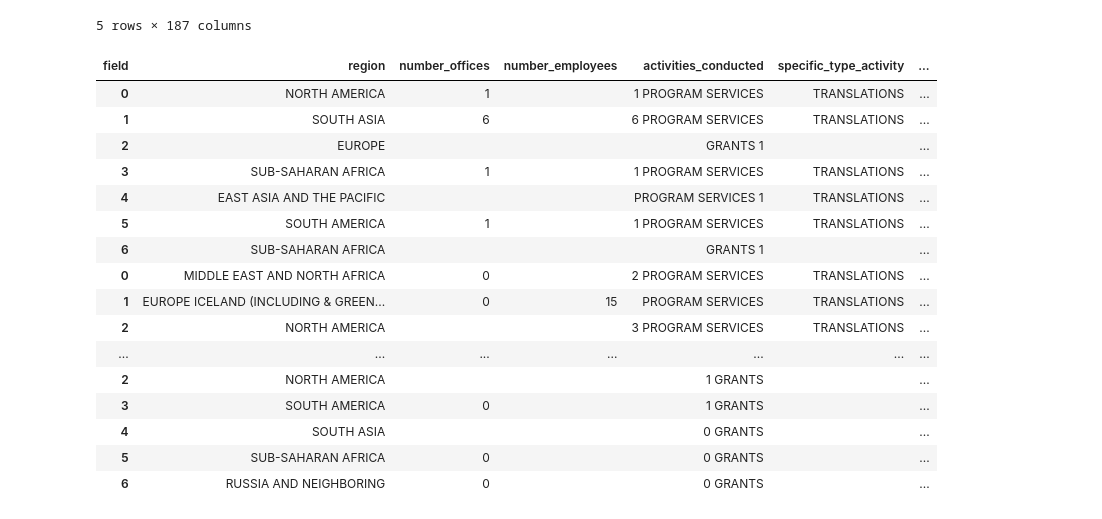
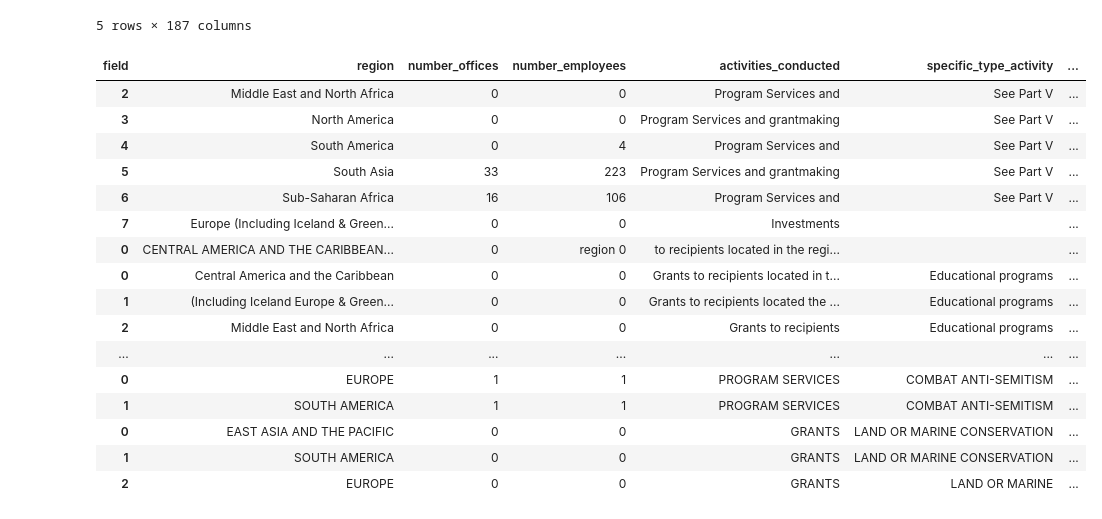
Before and after one commit to ethanscorey/parse_990_textract, a Jupyter notebook: debug_notebook.ipynb, the cells around one changed output. Cells and saved outputs as stored; diff of their text form; code cells hidden in the pictures.

```diff
--- a/debug_notebook.ipynb
+++ b/debug_notebook.ipynb
@@ -484,23 +542,25 @@ filing_output_df.head()
 | EIN_112849619_YEAR_2019_FORMTYPE_... | American Friends of Merkaz Hachin... | 1560-48th Street | Brooklyn | NY | 11219 | N/A | 354,211 | 1987 | ... |
 5 rows × 187 columns
 # %%
-pd.concat(schedule_f_part_i_rows)
+schedule_f_part_i_df = pd.concat(schedule_f_part_i_rows)
-# %% [output]
-| field | region | number_offices | number_employees | activities_conducted | specific_type_activity | ... |
-| 0 | NORTH AMERICA | 1 |  | 1 PROGRAM SERVICES | TRANSLATIONS | ... |
-| 1 | SOUTH ASIA | 6 |  | 6 PROGRAM SERVICES | TRANSLATIONS | ... |
-| 2 | EUROPE |  |  | GRANTS 1 |  | ... |
-| 3 | SUB-SAHARAN AFRICA | 1 |  | 1 PROGRAM SERVICES | TRANSLATIONS | ... |
-| 4 | EAST ASIA AND THE PACIFIC |  |  | PROGRAM SERVICES 1 | TRANSLATIONS | ... |
-| 5 | SOUTH AMERICA | 1 |  | 1 PROGRAM SERVICES | TRANSLATIONS | ... |
-| 6 | SUB-SAHARAN AFRICA |  |  | GRANTS 1 |  | ... |
-| 0 | MIDDLE EAST AND NORTH AFRICA | 0 |  | 2 PROGRAM SERVICES | TRANSLATIONS | ... |
-| 1 | EUROPE ICELAND (INCLUDING & GREEN... | 0 | 15 | PROGRAM SERVICES | TRANSLATIONS | ... |
-| 2 | NORTH AMERICA |  |  | 3 PROGRAM SERVICES | TRANSLATIONS | ... |
-| ... | ... | ... | ... | ... | ... | ... |
-| 2 | NORTH AMERICA |  |  | 1 GRANTS |  | ... |
-| 3 | SOUTH AMERICA | 0 |  | 1 GRANTS |  | ... |
-| 4 | SOUTH ASIA |  |  | 0 GRANTS |  | ... |
-| 5 | SUB-SAHARAN AFRICA | 0 |  | 0 GRANTS |  | ... |
-| 6 | RUSSIA AND NEIGHBORING | 0 |  | 0 GRANTS |  | ... |
+# %%
+schedule_f_part_i_df.iloc[-50:]
+# %% [output]
+| field | region | number_offices | number_employees | activities_conducted | specific_type_activity | ... |
+| 2 | Middle East and North Africa | 0 | 0 | Program Services and | See Part V | ... |
+| 3 | North America | 0 | 0 | Program Services and grantmaking | See Part V | ... |
+| 4 | South America | 0 | 4 | Program Services and | See Part V | ... |
+| 5 | South Asia | 33 | 223 | Program Services and grantmaking | See Part V | ... |
+| 6 | Sub-Saharan Africa | 16 | 106 | Program Services and | See Part V | ... |
+| 7 | Europe (Including Iceland & Green... | 0 | 0 | Investments |  | ... |
+| 0 | CENTRAL AMERICA AND THE CARIBBEAN... | 0 | region 0 | to recipients located in the regi... |  | ... |
+| 0 | Central America and the Caribbean | 0 | 0 | Grants to recipients located in t... | Educational programs | ... |
+| 1 | (Including Iceland Europe & Green... | 0 | 0 | Grants to recipients located the ... | Educational programs | ... |
+| 2 | Middle East and North Africa | 0 | 0 | Grants to recipients | Educational programs | ... |
+| ... | ... | ... | ... | ... | ... | ... |
+| 0 | EUROPE | 1 | 1 | PROGRAM SERVICES | COMBAT ANTI-SEMITISM | ... |
+| 1 | SOUTH AMERICA | 1 | 1 | PROGRAM SERVICES | COMBAT ANTI-SEMITISM | ... |
+| 0 | EAST ASIA AND THE PACIFIC | 0 | 0 | GRANTS | LAND OR MARINE CONSERVATION | ... |
+| 1 | SOUTH AMERICA | 0 | 0 | GRANTS | LAND OR MARINE CONSERVATION | ... |
+| 2 | EUROPE | 0 | 0 | GRANTS | LAND OR MARINE | ... |
 # %%
```
Also changed, not shown: parts of 12 cells of this notebook, 5 other files.
